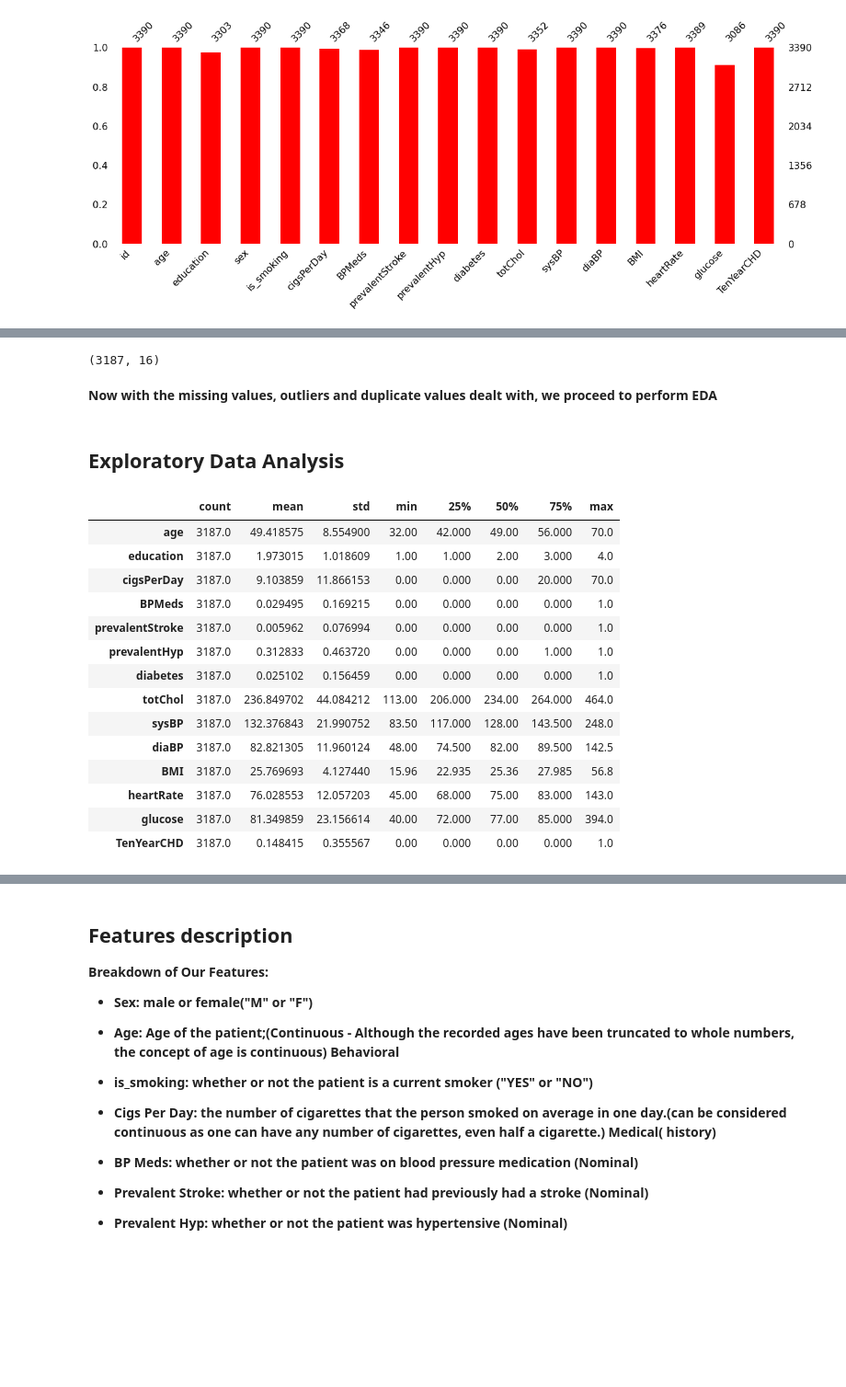
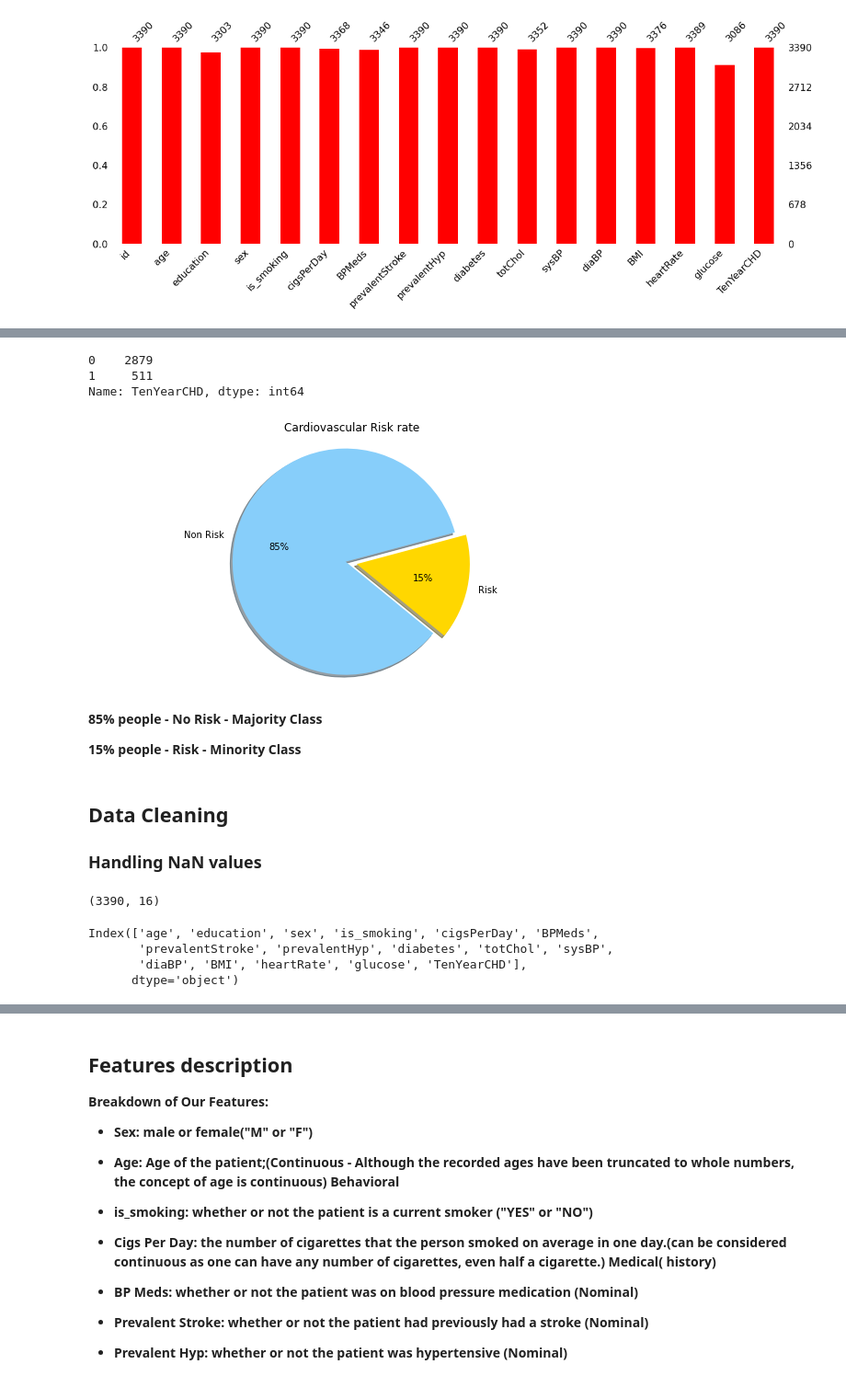
Before and after one commit to praveenbejo95/Cardiovascular-Risk-Prediction-ML-Classification-project, a Jupyter notebook: cardiovascular_Risk_prediction(Pravin_notebook).ipynb, the cells around one changed output, grey strips where cells are left out. Shown at 92% size. Saved outputs shown, nothing was run; the diff lists cells and outputs as text; code cells hidden in the pictures; blank space fills up the shorter version.

```diff
--- a/cardiovascular_Risk_prediction(Pravin_notebook).ipynb
+++ b/cardiovascular_Risk_prediction(Pravin_notebook).ipynb
@@ -119,2 +114,0 @@ print((df["glucose"].mode())[0])
-# %%
-df["glucose"].fillna((df["glucose"].mode())[0], inplace=True)
@@ -123,3 +114,0 @@ df["glucose"].fillna((df["glucose"].mode())[0], inplace=True)
-# %%
-df.dropna(inplace=True)
-df.isnull().sum()
@@ -156,2 +114,0 @@ plt.show()
-# %%
-df.drop(['id'],axis=1,inplace=True)
@@ -170,30 +115,27 @@ df['sysBP'].max()
-# %%
-df = df[df['totChol']<600.0]
-df = df[df['sysBP']<295.0]
-df.shape
-# %% [output]
-(3187, 16)
-# %% [markdown]
-**Now with the missing values, outliers and duplicate values dealt with, we proceed to perform EDA**
-# %% [markdown]
-## **Exploratory Data Analysis**
-# %%
-#Looking for the description of the dataset to get insights of the data
-
-df.describe().transpose() #Statistical aspect of the dataframe
-# %% [output]
-|  | count | mean | std | min | 25% | 50% | 75% | max |
-| age | 3187.0 | 49.418575 | 8.554900 | 32.00 | 42.000 | 49.00 | 56.000 | 70.0 |
-| education | 3187.0 | 1.973015 | 1.018609 | 1.00 | 1.000 | 2.00 | 3.000 | 4.0 |
-| cigsPerDay | 3187.0 | 9.103859 | 11.866153 | 0.00 | 0.000 | 0.00 | 20.000 | 70.0 |
-| BPMeds | 3187.0 | 0.029495 | 0.169215 | 0.00 | 0.000 | 0.00 | 0.000 | 1.0 |
-| prevalentStroke | 3187.0 | 0.005962 | 0.076994 | 0.00 | 0.000 | 0.00 | 0.000 | 1.0 |
-| prevalentHyp | 3187.0 | 0.312833 | 0.463720 | 0.00 | 0.000 | 0.00 | 1.000 | 1.0 |
-| diabetes | 3187.0 | 0.025102 | 0.156459 | 0.00 | 0.000 | 0.00 | 0.000 | 1.0 |
-| totChol | 3187.0 | 236.849702 | 44.084212 | 113.00 | 206.000 | 234.00 | 264.000 | 464.0 |
-| sysBP | 3187.0 | 132.376843 | 21.990752 | 83.50 | 117.000 | 128.00 | 143.500 | 248.0 |
-| diaBP | 3187.0 | 82.821305 | 11.960124 | 48.00 | 74.500 | 82.00 | 89.500 | 142.5 |
-| BMI | 3187.0 | 25.769693 | 4.127440 | 15.96 | 22.935 | 25.36 | 27.985 | 56.8 |
-| heartRate | 3187.0 | 76.028553 | 12.057203 | 45.00 | 68.000 | 75.00 | 83.000 | 143.0 |
-| glucose | 3187.0 | 81.349859 | 23.156614 | 40.00 | 72.000 | 77.00 | 85.000 | 394.0 |
-| TenYearCHD | 3187.0 | 0.148415 | 0.355567 | 0.00 | 0.000 | 0.00 | 0.000 | 1.0 |
+# %%
+# Let us check the majority and minority set of the target variable
+df['TenYearCHD'].value_counts()
+# %% [output]
+0    2879
+1     511
+Name: TenYearCHD, dtype: int64
+# %%
+# Let us plot the majority and minority set of the target variable
+labels = 'Non Risk',"Risk"
+my_colors = ['lightskyblue','gold']
+my_explode = (0,0.1)
+plt.figure(figsize=(10,5))
+plt.pie(df['TenYearCHD'].value_counts(), labels=labels ,autopct='%1.0f%%', startangle =15, shadow =True, colors = my_colors, explode=my_explode )
+plt.title("Cardiovascular Risk rate")
+plt.axis('equal')
+plt.show()
+# %% [output]
+[figure, added]
+# %% [markdown]
+**85% people - No Risk - Majority Class**
+
+**15% people - Risk - Minority Class**
+# %% [markdown]
+## **Data Cleaning**
+
+### **Handling NaN values**
@@ -199,0 +145,12 @@ df.describe().transpose() #Statistical aspect of the dataframe
+# %%
+# Let us check the new shape
+df.shape
+# %% [output]
+(3390, 16)
+# %%
+df.columns
+# %% [output]
+Index(['age', 'education', 'sex', 'is_smoking', 'cigsPerDay', 'BPMeds',
+       'prevalentStroke', 'prevalentHyp', 'diabetes', 'totChol', 'sysBP',
+       'diaBP', 'BMI', 'heartRate', 'glucose', 'TenYearCHD'],
+      dtype='object')
```
Also changed, not shown: parts of 26 cells of this notebook.
